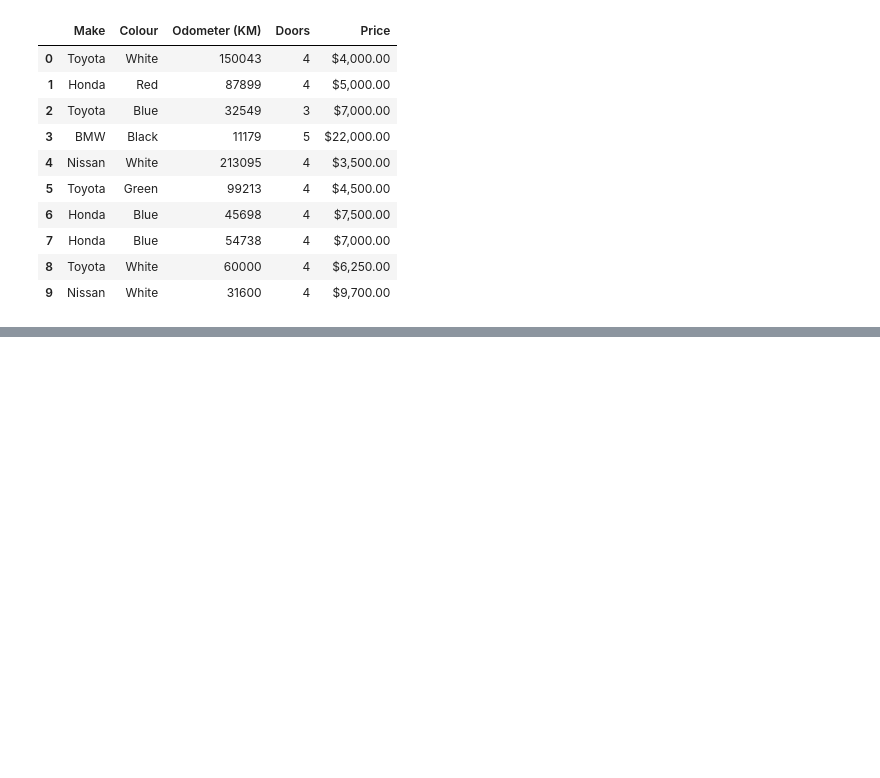
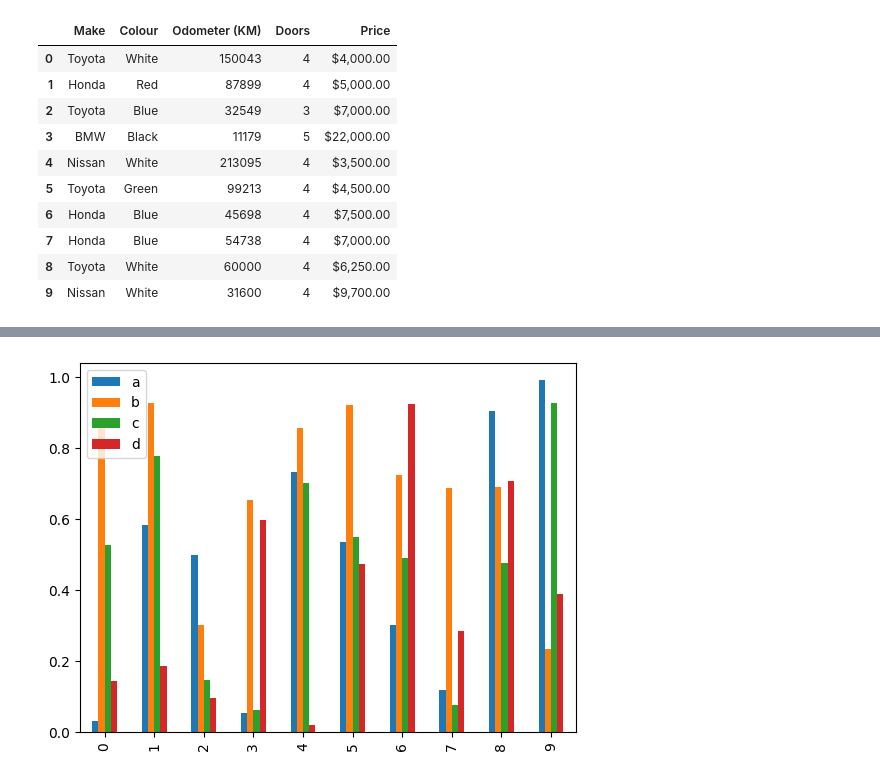
Before and after one commit to ParasKore2003/Machine-Learning, a Jupyter notebook: Practice/Matplotlib/Introduction_to_Matplotlib.ipynb, the cells around one changed output, grey strips where cells are left out. Cells and saved outputs as stored; diff of their text form; code cells hidden in the pictures; blank space fills up the shorter version.

```diff
--- a/Practice/Matplotlib/Introduction_to_Matplotlib.ipynb
+++ b/Practice/Matplotlib/Introduction_to_Matplotlib.ipynb
@@ -210,0 +298,5 @@ car_Sales
+# %%
+# PLotting Bar Graph by Method 2
+df.plot(kind='bar');
+# %% [output]
+[figure, added]
```
Also changed, not shown: parts of 31 cells of this notebook, 1 other file.
